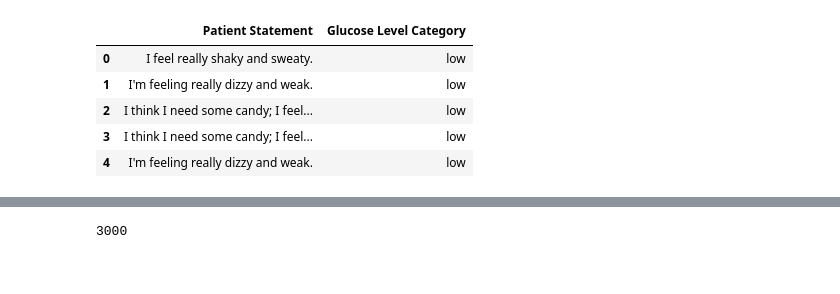
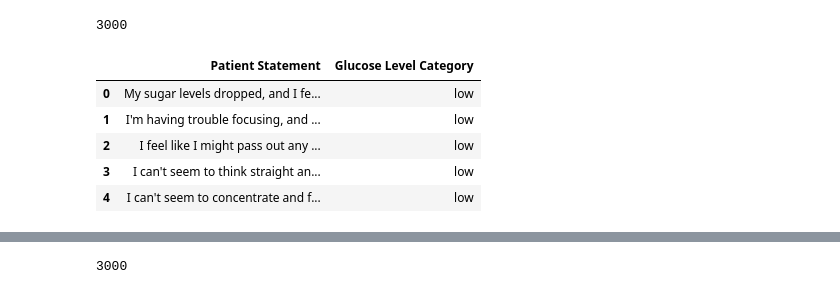
Before and after one commit to Zeaxanthin80/CAI2300C, a Jupyter notebook: Assignments/Assignment 4.ipynb, the cells around one changed output, grey strips where cells are left out. Saved outputs shown, nothing was run; the diff lists cells and outputs as text; code cells hidden in the pictures.

```diff
--- a/Assignments/Assignment 4.ipynb
+++ b/Assignments/Assignment 4.ipynb
@@ -163,18 +339,22 @@ df.head()
+# %%
+len(df)
+# %% [output]
+3000
 # %%
-# df: This is your Pandas DataFrame, which is like a table holding your data.
-df = pd.read_csv("https://github.com/Zeaxanthin80/CAI2300C/raw/refs/heads/main/datasets/glucose_levels_dataset.csv",
-                 names=['Patient Statement', 'Glucose Level Category'])
+# Create DataFrame
+df = pd.DataFrame(data, columns=["Patient Statement", "Glucose Level Category"])
+
+# Save as CSV
+df.to_csv("glucose_levels_dataset.csv", index=False)
+
+# Display DataFrame
 # The head() function is used to display the first few rows of the DataFrame.
 # By default, it shows the top 5 rows.
 df.head()
-
-
-# for classification in an AI Model for NLP - it requires a label and a text column
-# if your dataset has multiple columns - then drop the columns that are not text based
 # %% [output]
 |  | Patient Statement | Glucose Level Category |
-| 0 | I feel really shaky and sweaty. | low |
-| 1 | I'm feeling really dizzy and weak. | low |
-| 2 | I think I need some candy; I feel... | low |
-| 3 | I think I need some candy; I feel... | low |
-| 4 | I'm feeling really dizzy and weak. | low |
+| 0 | My sugar levels dropped, and I fe... | low |
+| 1 | I'm having trouble focusing, and ... | low |
+| 2 | I feel like I might pass out any ... | low |
+| 3 | I can't seem to think straight an... | low |
+| 4 | I can't seem to concentrate and f... | low |
```
Also changed, not shown: parts of 28 cells of this notebook.
